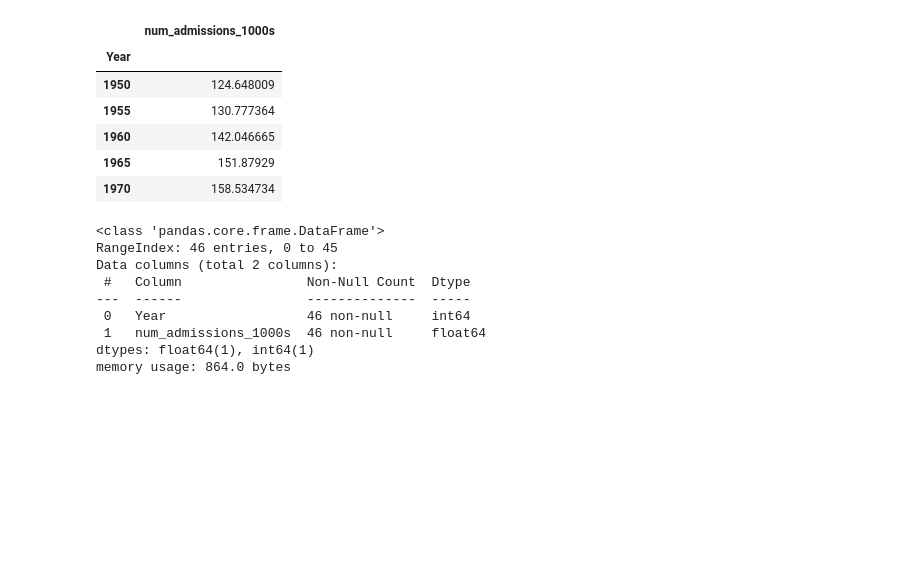
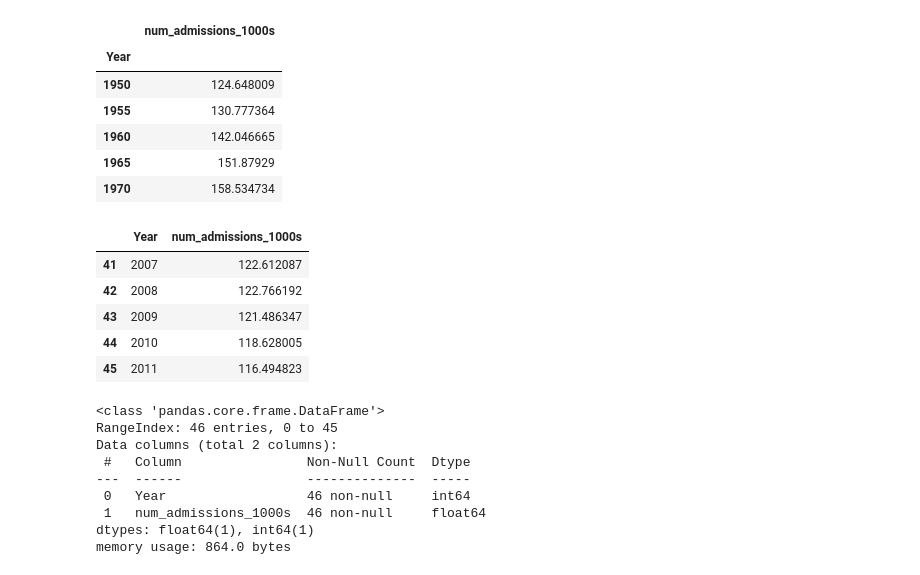
Before and after one commit to gvnsp/618, a Jupyter notebook: april1draft.ipynb, the cells around one changed output. Cells and saved outputs as stored; diff of their text form; code cells hidden in the pictures; blank space fills up the shorter version.

```diff
--- a/april1draft.ipynb
+++ b/april1draft.ipynb
@@ -191,6 +191,15 @@ hospital_admissions.head()
 | 1960 | 142.046665 |
 | 1965 | 151.87929 |
 | 1970 | 158.534734 |
+# %%
+hospital_admissions.tail()
+# %% [output]
+|  | Year | num_admissions_1000s |
+| 41 | 2007 | 122.612087 |
+| 42 | 2008 | 122.766192 |
+| 43 | 2009 | 121.486347 |
+| 44 | 2010 | 118.628005 |
+| 45 | 2011 | 116.494823 |
 # %%
 # Changing the index from year to series
 hospital_admissions = hospital_admissions.reset_index()
```
Also changed, not shown: parts of 2 cells of this notebook.
